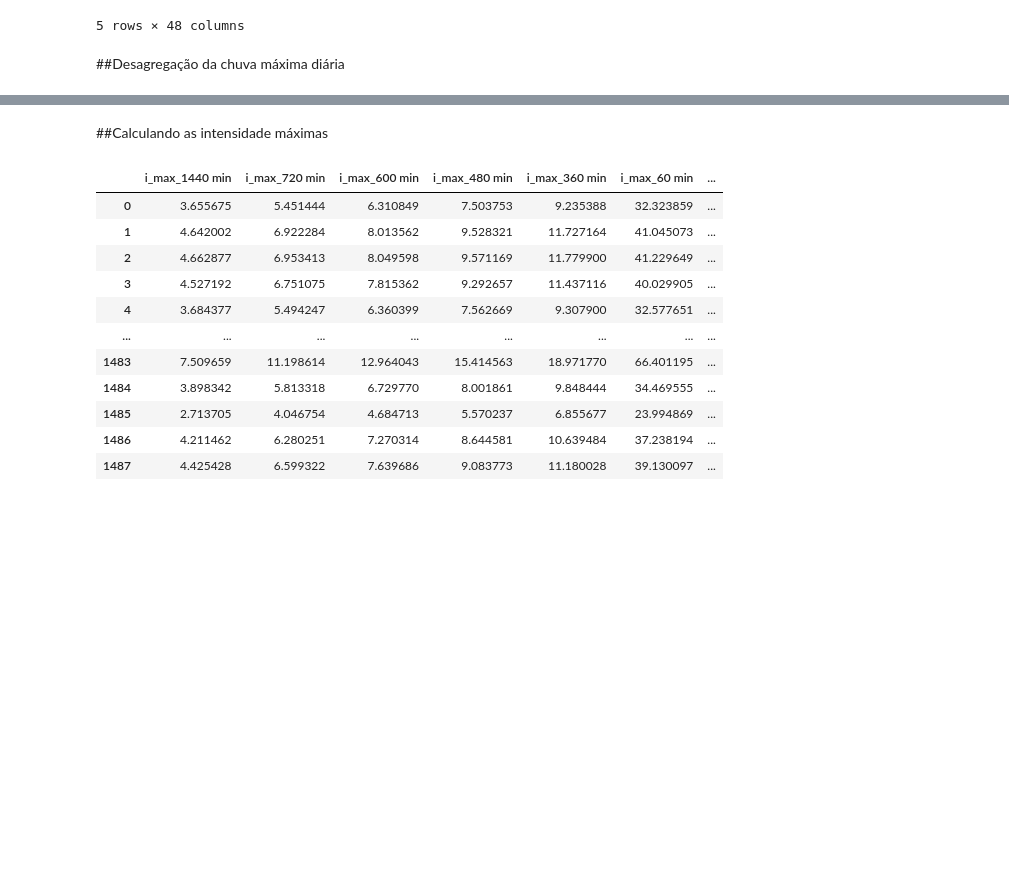
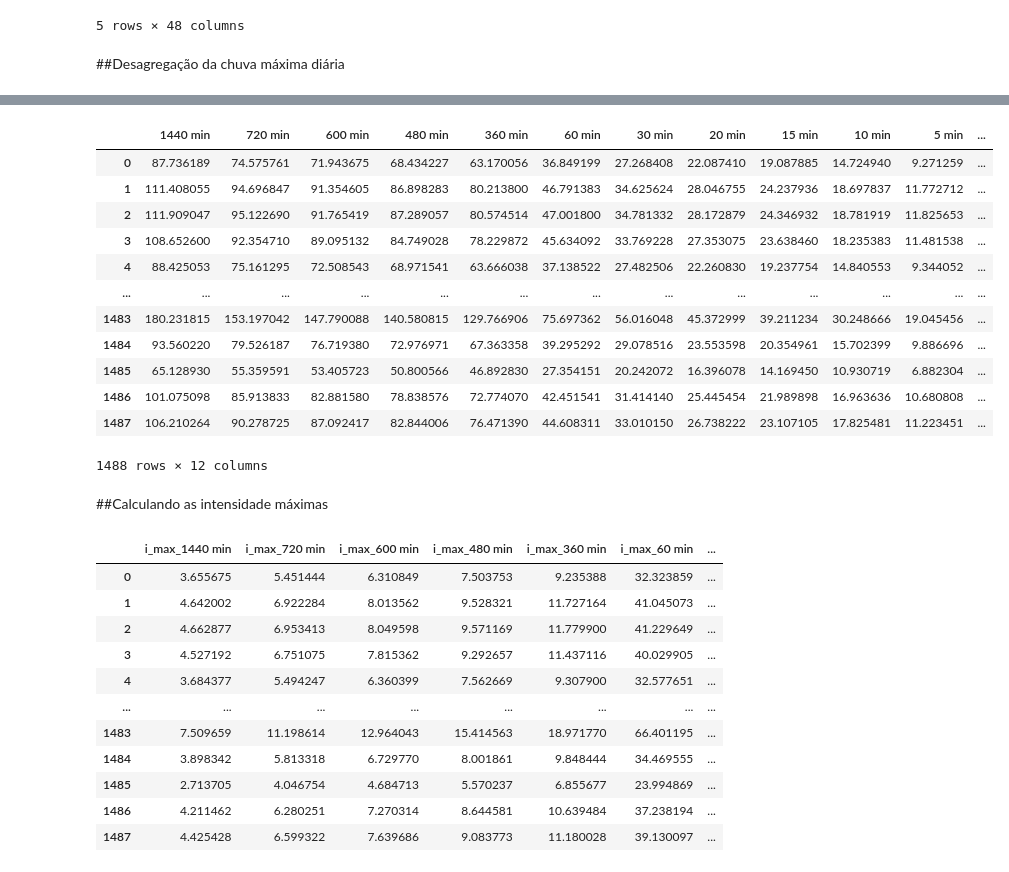
Before and after one commit to fcoliveira-utfpr/IDF_equation, a Jupyter notebook: calibration_IDF_parameters.ipynb, the cells around one changed output, grey strips where cells are left out. Saved outputs shown, nothing was run; the diff lists cells and outputs as text; code cells hidden in the pictures; blank space fills up the shorter version.

```diff
--- a/calibration_IDF_parameters.ipynb
+++ b/calibration_IDF_parameters.ipynb
@@ -90,3 +35,59 @@ resultado
+# %%
+# Criando um dicionário com os coeficientes de desagregação
+fatores = {
+    "5 min": 0.34, "10 min": 0.54, "15 min": 0.70, "20 min": 0.81, "30 min": 0.74,
+    "60 min": 0.42, "360 min": 0.72, "480 min": 0.78, "600 min": 0.82, "720 min": 0.85,
+    "1440 min": 1.14
+}
+
+# Criando um DataFrame para armazenar os resultados
+dfs_desagregados = []
+
+# Aplicando os fatores de desagregação para cada coluna em df_1
+for coluna in df_1.columns:
+    df_des = df_1[[coluna]].rename(columns={coluna: "Chuva (mm)"})
+
+    # Aplicando os fatores de desagregação
+    df_des['1440 min'] = df_des['Chuva (mm)'] * fatores['1440 min']
+    df_des['720 min'] = df_des['1440 min'] * fatores['720 min']
+    df_des['600 min'] = df_des['1440 min'] * fatores['600 min']
+    df_des['480 min'] = df_des['1440 min'] * fatores['480 min']
+    df_des['360 min'] = df_des['1440 min'] * fatores['360 min']
+    df_des['60 min'] = df_des['1440 min'] * fatores['60 min']
+    df_des['30 min'] = df_des['60 min'] * fatores['30 min']
+    df_des['20 min'] = df_des['30 min'] * fatores['20 min']
+    df_des['15 min'] = df_des['30 min'] * fatores['15 min']
+    df_des['10 min'] = df_des['30 min'] * fatores['10 min']
+    df_des['5 min'] = df_des['30 min'] * fatores['5 min']
+
+    # Removendo a coluna original de chuva diária
+    df_des = df_des.drop(columns=['Chuva (mm)'])
+
+    # Adicionando um identificador da coluna original
+    df_des['Municipio'] = coluna
+
+    # Armazenando no DataFrame de resultados
+    dfs_desagregados.append(df_des)
+
+# Concatenando todos os DataFrames resultantes
+resultado = pd.concat(dfs_desagregados, ignore_index=True)
+# Removendo a palavra "Chuva_" da coluna "Municipio"
+resultado['Municipio'] = resultado['Municipio'].str.replace('Chuva_', '', regex=False)
+resultado
+# %% [output]
+|  | 1440 min | 720 min | 600 min | 480 min | 360 min | 60 min | 30 min | 20 min | 15 min | 10 min | 5 min | ... |
+| 0 | 87.736189 | 74.575761 | 71.943675 | 68.434227 | 63.170056 | 36.849199 | 27.268408 | 22.087410 | 19.087885 | 14.724940 | 9.271259 | ... |
+| 1 | 111.408055 | 94.696847 | 91.354605 | 86.898283 | 80.213800 | 46.791383 | 34.625624 | 28.046755 | 24.237936 | 18.697837 | 11.772712 | ... |
+| 2 | 111.909047 | 95.122690 | 91.765419 | 87.289057 | 80.574514 | 47.001800 | 34.781332 | 28.172879 | 24.346932 | 18.781919 | 11.825653 | ... |
+| 3 | 108.652600 | 92.354710 | 89.095132 | 84.749028 | 78.229872 | 45.634092 | 33.769228 | 27.353075 | 23.638460 | 18.235383 | 11.481538 | ... |
+| 4 | 88.425053 | 75.161295 | 72.508543 | 68.971541 | 63.666038 | 37.138522 | 27.482506 | 22.260830 | 19.237754 | 14.840553 | 9.344052 | ... |
+| ... | ... | ... | ... | ... | ... | ... | ... | ... | ... | ... | ... | ... |
+| 1483 | 180.231815 | 153.197042 | 147.790088 | 140.580815 | 129.766906 | 75.697362 | 56.016048 | 45.372999 | 39.211234 | 30.248666 | 19.045456 | ... |
+| 1484 | 93.560220 | 79.526187 | 76.719380 | 72.976971 | 67.363358 | 39.295292 | 29.078516 | 23.553598 | 20.354961 | 15.702399 | 9.886696 | ... |
+| 1485 | 65.128930 | 55.359591 | 53.405723 | 50.800566 | 46.892830 | 27.354151 | 20.242072 | 16.396078 | 14.169450 | 10.930719 | 6.882304 | ... |
+| 1486 | 101.075098 | 85.913833 | 82.881580 | 78.838576 | 72.774070 | 42.451541 | 31.414140 | 25.445454 | 21.989898 | 16.963636 | 10.680808 | ... |
+| 1487 | 106.210264 | 90.278725 | 87.092417 | 82.844006 | 76.471390 | 44.608311 | 33.010150 | 26.738222 | 23.107105 | 17.825481 | 11.223451 | ... |
+1488 rows × 12 columns
 # %% [markdown]
 ##Calculando as intensidade máximas
 # %%
```
Also changed, not shown: parts of 12 cells of this notebook.
